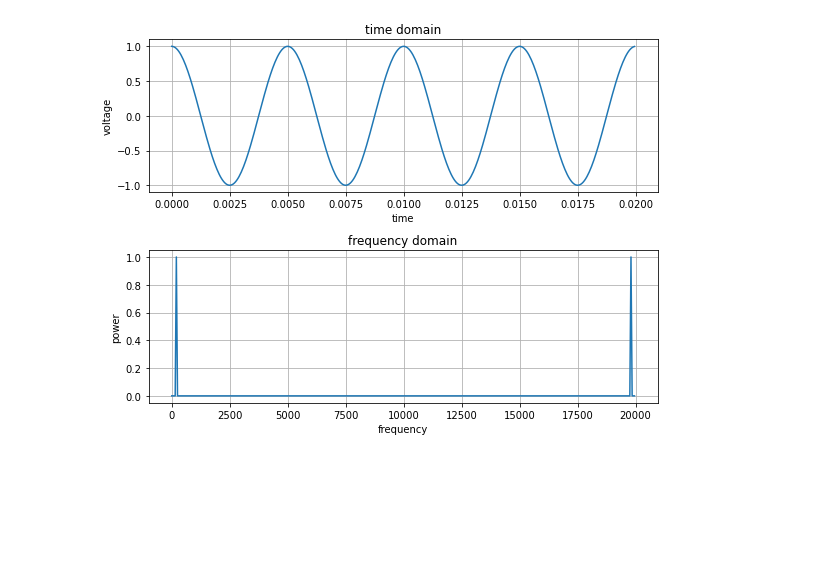
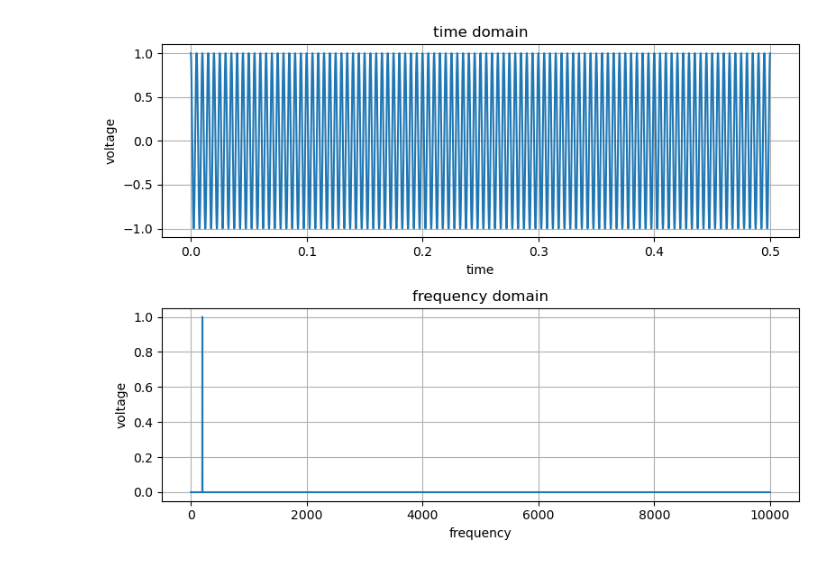
Before and after one commit to eneukirchner/jupyter-signal-simulations, a Jupyter notebook: wave.ipynb, the cells around one changed output. Saved outputs shown, nothing was run; the diff lists cells and outputs as text; code cells hidden in the pictures; blank space fills up the shorter version.

```diff
--- a/wave.ipynb
+++ b/wave.ipynb
@@ -2,43 +2,47 @@
 import numpy as np
 import matplotlib.pyplot as plt
 import ipywidgets as widgets
+from IPython.display import Audio
 
 
 # Sample rate
 fs = 20000
 Ts = 1/fs
-Tmax = 0.02
+Tmax = 0.5
 t = np.arange(0, Tmax, Ts)  # Time vector start/stop/step
 
 # Wave
 fb = 200
 ub = np.cos(2 * np.pi * fb * t)
 
 # Plot Time Domain
 plt.figure(figsize=(8, 6))
 plt.subplot(2, 1, 1)  # 2 rows, 1 column, 1st row
 plt.title('time domain')
 plt.plot(t, ub)
+# plt.xlim(0, 0.1) # zoom if needed
 plt.grid(True)
 plt.xlabel('time')
 plt.ylabel('voltage')
 #plt.xlim(0, 0.02)  # Limit x-axis from 0 to 0.01
 
 # Calculate Spectrum
 F = np.fft.fft(ub)
 n = len(ub)  # number of samples
-f = np.arange(0, n) * (fs/n)  # frequency range
+f = np.fft.fftfreq(n, 1/fs) # frequency range
 volt = 2/n * np.abs(F)  # voltage of the DFT
-power = volt**2
 
 # Plot Frequency Domain
 plt.subplot(2, 1, 2)  # 2 rows, 1 column, 2nd row
 plt.title('frequency domain')
-plt.plot(f, power)
+plt.plot(f[:n//2], volt[:n//2]) # plot only positive frequencies
 plt.grid(True)
 plt.xlabel('frequency')
-plt.ylabel('power')
+plt.ylabel('voltage')
 plt.tight_layout()
 plt.show()
+
+# Audio Player
+Audio(data = ub, rate = fs)
 # %% [output]
-[figure, old version]
+[figure, new version]
```
Also changed, not shown: parts of 1 cell of this notebook.
